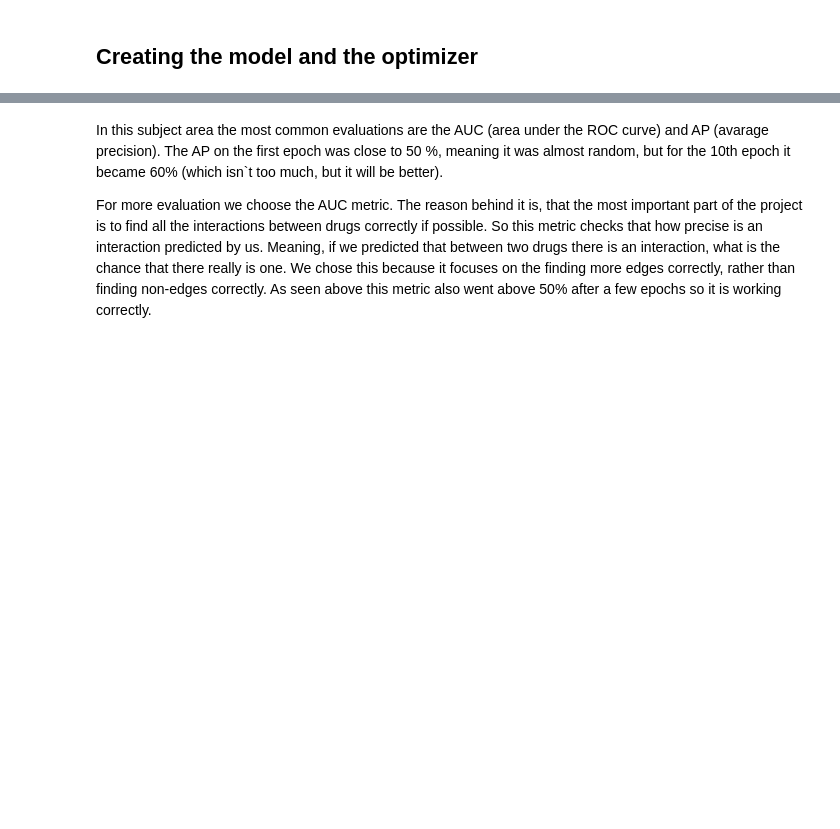
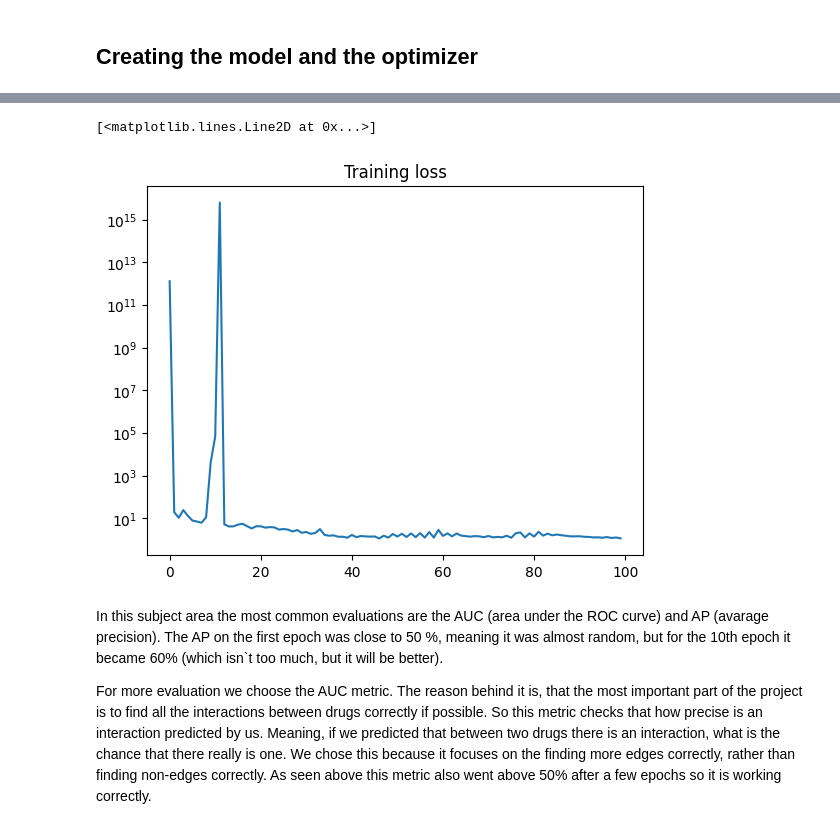
Before and after one commit to peter-i-istvan/nhf-drugs, a Jupyter notebook: training_example.ipynb, the cells around one changed output, grey strips where cells are left out. Cells and saved outputs as stored; diff of their text form; code cells hidden in the pictures; blank space fills up the shorter version.

```diff
--- a/training_example.ipynb
+++ b/training_example.ipynb
@@ -426,3 +435,11 @@ Final avarage precision (AP): 0.7923573781176563
+# %%
+plt.clf()
+plt.title('Training loss')
+plt.yscale('log')
+plt.plot(losses)
+# %% [output]
+[<matplotlib.lines.Line2D at 0x...>]
+[figure, added]
 # %% [markdown]
 In this subject area the most common evaluations are the AUC (area under the ROC curve) and AP (avarage precision).
 The AP on the first epoch was close to 50 %, meaning it was almost random, but for the 10th epoch it became 60% (which isn`t too much, but it will be better).
```
Also changed, not shown: parts of 6 cells of this notebook, 6 other files.
